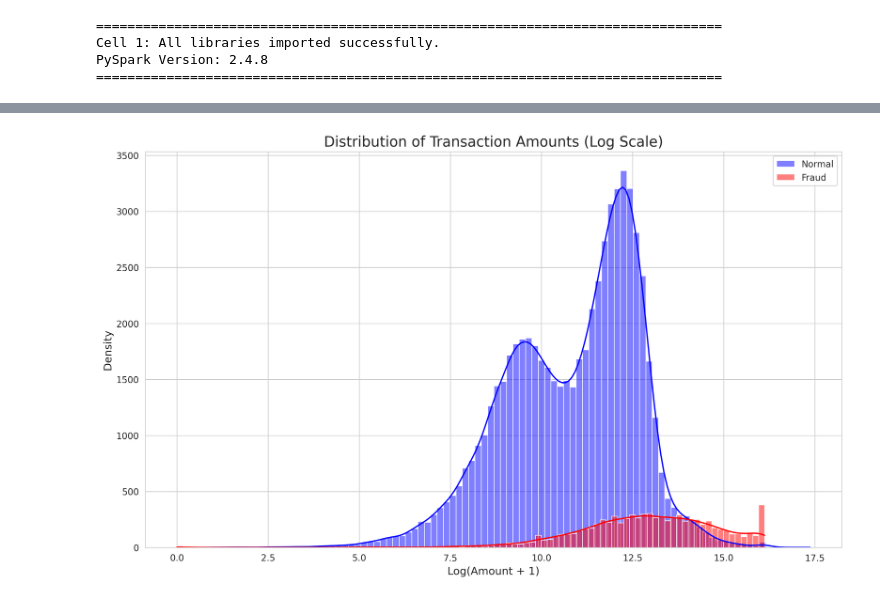
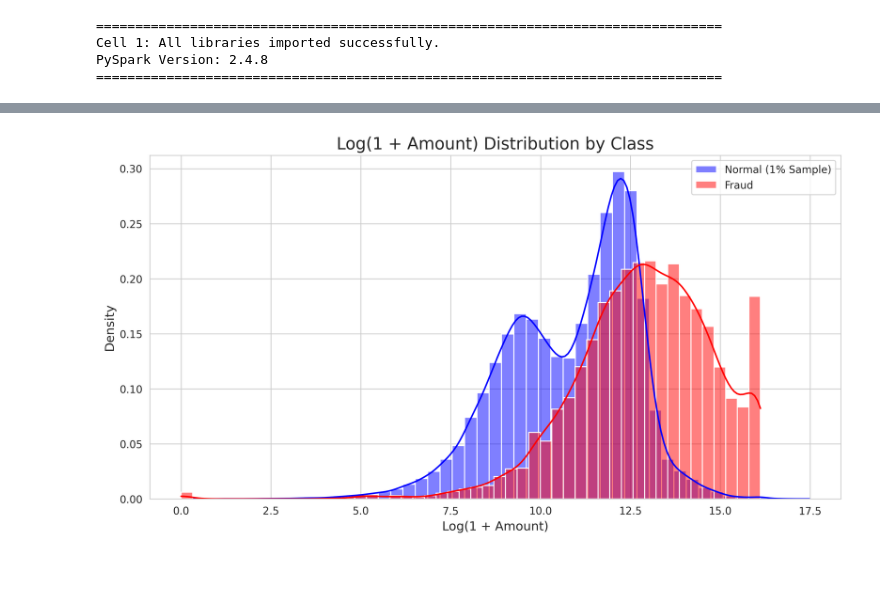
Before and after one commit to Smitvd22/DS-Lab, a Jupyter notebook: project.ipynb, the cells around one changed output, grey strips where cells are left out. Drawn from its saved outputs; the diff is of its cells as text; code cells hidden in the pictures; blank space fills up the shorter version.

```diff
--- a/project.ipynb
+++ b/project.ipynb
@@ -80,6 +80,14 @@ try:
     HDFS_BASE_PATH = f"/user/smitvd22/fraud_detection"
     HDFS_DATA_PATH = f"{HDFS_BASE_PATH}/data/transactions.parquet"
 
+    # --- *** NEW: HDFS Paths for intermediate DataFrames *** ---
+    HDFS_INTERMEDIATE_PATH = f"{HDFS_BASE_PATH}/intermediate"
+    HDFS_PROCESSED_PATH = f"{HDFS_INTERMEDIATE_PATH}/processed.parquet"
+    HDFS_UNBALANCED_TRAIN_PATH = f"{HDFS_INTERMEDIATE_PATH}/unbalanced_train.parquet"
+    HDFS_TEST_PATH = f"{HDFS_INTERMEDIATE_PATH}/test.parquet"
+    HDFS_TRAIN_PATH = f"{HDFS_INTERMEDIATE_PATH}/train_balanced.parquet"
+    # --- *** ---
+
     # --- Hive Configuration ---
     HIVE_DB_NAME = "fraud_detection_db"
     HIVE_TABLE_NAME = "transactions"
@@ -93,6 +101,7 @@ try:
     log.info(f"Project Directory: {PROJECT_DIR}")
     log.info(f"Local Dataset: {LOCAL_DATASET_PATH}")
     log.info(f"HDFS Parquet Path: {HDFS_DATA_PATH}")
+    log.info(f"HDFS Intermediate Path: {HDFS_INTERMEDIATE_PATH}")
 
     # --- 3. Create Local Output Directories ---
     os.makedirs(PLOT_OUTPUT_DIR, exist_ok=True)
@@ -257,9 +295,8 @@ try:
 
     df = spark.read.parquet(HDFS_DATA_PATH)
 
-    # Cache the DataFrame in memory for faster access during EDA
-    # Use MEMORY_AND_DISK for robustness
-    df.persist(pyspark.StorageLevel.MEMORY_AND_DISK)
+    # --- *** MODIFICATION: Removed persist() *** ---
+    # We will re-read this file from HDFS as needed.
 
     # Trigger an action to load the data and log the count
     total_records = df.count()
@@ -661,51 +730,43 @@ print("="*80)
 Cell 13: Fraud by transaction type plot generated.
 ================================================================================
 # %%
-# Cell 14: Section 3 (EDA) - Transaction Amount Analysis
+# Cell 14: Section 3 (EDA) - Amount Distribution (Pandas Sample)
 #
-# We must sample the non-fraud data for a meaningful visualization,
-# otherwise 6.3M non-fraud points will hide the 8K fraud points.
+# Sample data to plot distributions, as plotting 6.3M points is too slow.
 #
 
 try:
     log.info("Analyzing transaction amount distributions...")
 
-    # Get amounts for all fraud transactions (small enough toPandas)
-    fraud_amounts_pd = df.filter(col("isFraud") == 1).select("amount").toPandas()
+    # Get all fraud transactions (small enough to collect)
+    df_fraud = df.filter(col("isFraud") == 1).toPandas()
+    log.info(f"Fraud Amount Stats:\n{df_fraud['amount'].describe()}")
 
-    # Get a representative sample of non-fraud transactions
-    # Sample 1% of non-fraud data (approx 63,000 samples)
-    normal_amounts_pd = (
-        df.filter(col("isFraud") == 0)
-        .sample(withReplacement=False, fraction=0.01, seed=42)
-        .select("amount")
-        .toPandas()
+    # Get a sample of normal transactions
+    df_normal_sample = df.filter(col("isFraud") == 0).sample(False, 0.01, seed=42).toPandas()
+    log.info(f"Normal Amount Stats (from 1% sample):\n{df_normal_sample['amount'].describe()}")
+
+    # Plotting (with log scale for better visibility)
+    plt.figure(figsize=(12, 6))
+    sns.histplot(
+        np.log1p(df_normal_sample['amount']),
+        bins=50,
+        kde=True,
+        color='blue',
+        label='Normal (1% Sample)',
+        stat='density'
+    )
+    sns.histplot(
+        np.log1p(df_fraud['amount']),
+        bins=50,
+        kde=True,
+        color='red',
+        label='Fraud',
+        stat='density'
     )
 
-    log.info(f"Fraud Amount Stats:\n{fraud_amounts_pd['amount'].describe()}")
-    log.info(f"Normal Amount Stats (from 1% sample):\n{normal_amounts_pd['amount'].describe()}")
-
-    # Plotting
-    plt.figure(figsize=(14, 8))
-
-    # Use log scale to handle extreme outliers
-    sns.histplot(
-        np.log1p(normal_amounts_pd['amount']),
-        bins=100,
-        kde=True,
-        color='blue',
-        label='Normal'
-    )
-    sns.histplot(
-        np.log1p(fraud_amounts_pd['amount']),
-        bins=100,
-        kde=True,
-        color='red',
-        label='Fraud'
-    )
-
-    plt.title('Distribution of Transaction Amounts (Log Scale)', fontsize=16)
-    plt.xlabel('Log(Amount + 1)', fontsize=12)
+    plt.title('Log(1 + Amount) Distribution by Class', fontsize=16)
+    plt.xlabel('Log(1 + Amount)', fontsize=12)
     plt.ylabel('Density', fontsize=12)
     plt.legend()
 
@@ -716,9 +777,9 @@ try:
     plt.show()
 
 except Exception as e:
-    log.error(f"Error analyzing transaction amounts: {e}")
+    log.error(f"Error plotting amount distributions: {e}")
 
 print("="*80)
-print("Cell 14: Transaction amount distribution plot generated.")
+print("Cell 14: Amount distribution analysis complete.")
 print("="*80)
 # %% [output]
@@ -742,2 +803,2 @@ Name: amount, dtype: float64
-[figure, old version]
+[figure, new version]
 ================================================================================
```
Also changed, not shown: parts of 40 cells of this notebook.
